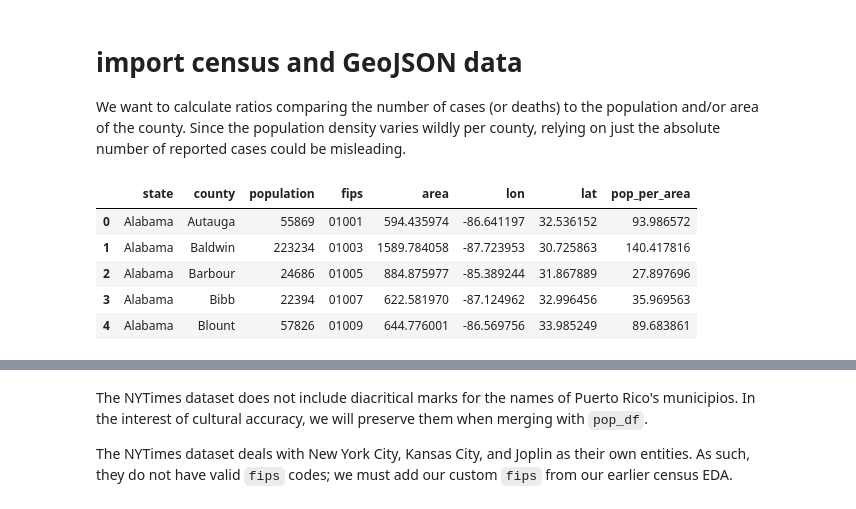
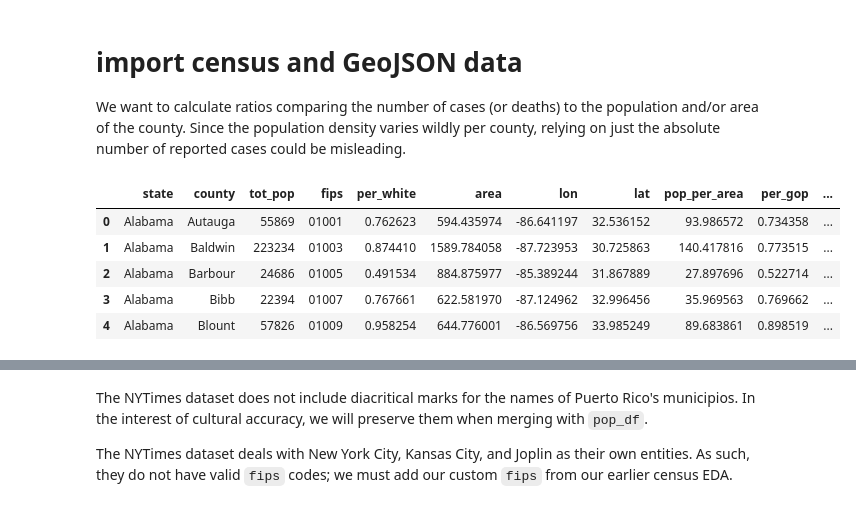
Before and after one commit to jydiw/covid-19-data, a Jupyter notebook: eda_nytimes-data.ipynb, the cells around one changed output, grey strips where cells are left out. Cells and saved outputs as stored; diff of their text form; code cells hidden in the pictures.

```diff
--- a/eda_nytimes-data.ipynb
+++ b/eda_nytimes-data.ipynb
@@ -50,5 +22,0 @@ memory usage: 15.5+ MB
-# %%
-for col in nyt_df.select_dtypes(include='object').columns:
-    print(col)
-    print(len(nyt_df[col].unique()))
-    print()
@@ -153,15 +68,15 @@ memory usage: 6.4 MB
 
 We want to calculate ratios comparing the number of cases (or deaths) to the population and/or area of the county. Since the population density varies wildly per county, relying on just the absolute number of reported cases could be misleading.
 # %%
-# pop_df = pd.read_csv('data/pop_df.csv')
-with urlopen('https://raw.githubusercontent.com/jydiw/nyt-covid-19-data/master/data/pop_df.csv') as response:
-    pop_df = optimize(pd.read_csv(response, dtype={'fips':'str'}))
+pop_df = optimize(pd.read_csv('data/pop_df.csv', dtype={'fips':'str'}))
+# with urlopen('https://raw.githubusercontent.com/jydiw/nyt-covid-19-data/master/data/pop_df.csv') as response:
+#     pop_df = optimize(pd.read_csv(response, dtype={'fips':'str'}))
 pop_df.head()
 # %% [output]
-|  | state | county | population | fips | area | lon | lat | pop_per_area |
-| 0 | Alabama | Autauga | 55869 | 01001 | 594.435974 | -86.641197 | 32.536152 | 93.986572 |
-| 1 | Alabama | Baldwin | 223234 | 01003 | 1589.784058 | -87.723953 | 30.725863 | 140.417816 |
-| 2 | Alabama | Barbour | 24686 | 01005 | 884.875977 | -85.389244 | 31.867889 | 27.897696 |
-| 3 | Alabama | Bibb | 22394 | 01007 | 622.581970 | -87.124962 | 32.996456 | 35.969563 |
-| 4 | Alabama | Blount | 57826 | 01009 | 644.776001 | -86.569756 | 33.985249 | 89.683861 |
+|  | state | county | tot_pop | fips | per_white | area | lon | lat | pop_per_area | per_gop | ... |
+| 0 | Alabama | Autauga | 55869 | 01001 | 0.762623 | 594.435974 | -86.641197 | 32.536152 | 93.986572 | 0.734358 | ... |
+| 1 | Alabama | Baldwin | 223234 | 01003 | 0.874410 | 1589.784058 | -87.723953 | 30.725863 | 140.417816 | 0.773515 | ... |
+| 2 | Alabama | Barbour | 24686 | 01005 | 0.491534 | 884.875977 | -85.389244 | 31.867889 | 27.897696 | 0.522714 | ... |
+| 3 | Alabama | Bibb | 22394 | 01007 | 0.767661 | 622.581970 | -87.124962 | 32.996456 | 35.969563 | 0.769662 | ... |
+| 4 | Alabama | Blount | 57826 | 01009 | 0.958254 | 644.776001 | -86.569756 | 33.985249 | 89.683861 | 0.898519 | ... |
 # %%
```
Also changed, not shown: parts of 47 cells of this notebook, 7 other files.
